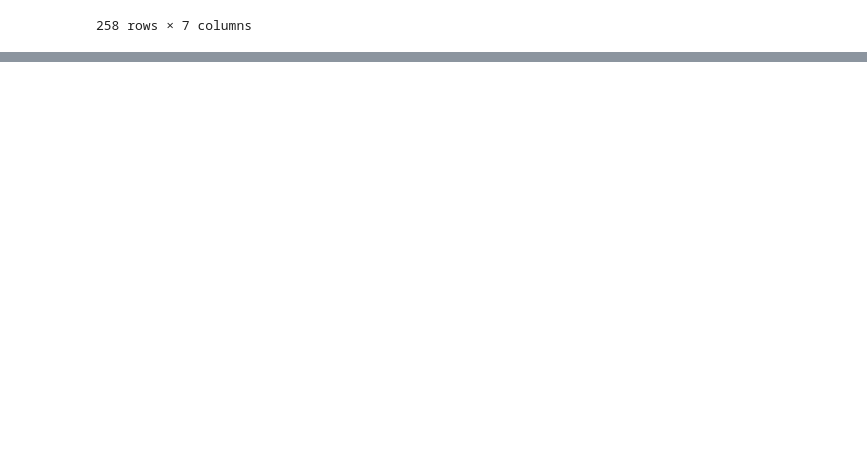
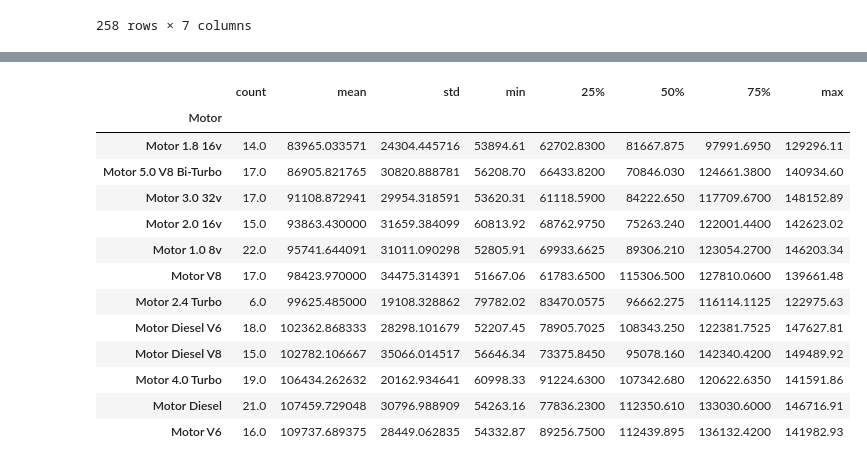
Before and after one commit to GustavoSFaria/PublicScripts, a Jupyter notebook: Aula_Pandas_LIT.ipynb, the cells around one changed output, grey strips where cells are left out. Drawn from its saved outputs; the diff is of its cells as text; code cells hidden in the pictures; blank space fills up the shorter version.

```diff
--- a/Aula_Pandas_LIT.ipynb
+++ b/Aula_Pandas_LIT.ipynb
@@ -499,0 +561,4 @@ dataset
+# %%
+# carregando novamente o conjunto de dados original "carro.csv" que está armazenado no GitHub
+dataset = pd.read_csv('https://raw.githubusercontent.com/GustavoSFaria/PublicDatasets/main/carros.csv', sep=';')
+dataset
@@ -499,0 +579,4 @@ dataset
+# %%
+# eliminando as linhas com dados ausentes nas colunas Quilometragem e Valor
+dataset.dropna(subset = ['Quilometragem','Valor'], inplace = True)
+dataset
@@ -499,0 +632,18 @@ dataset
+# %%
+# agrupando os registros por motor, verificando as estatísticas descritivas e ordenando por média
+dataset.groupby(by = "Motor")['Valor'].describe().sort_values(by = "mean", ascending = True)
+# %% [output]
+|  | count | mean | std | min | 25% | 50% | 75% | max |
+| Motor |  |  |  |  |  |  |  |  |
+| Motor 1.8 16v | 14.0 | 83965.033571 | 24304.445716 | 53894.61 | 62702.8300 | 81667.875 | 97991.6950 | 129296.11 |
+| Motor 5.0 V8 Bi-Turbo | 17.0 | 86905.821765 | 30820.888781 | 56208.70 | 66433.8200 | 70846.030 | 124661.3800 | 140934.60 |
+| Motor 3.0 32v | 17.0 | 91108.872941 | 29954.318591 | 53620.31 | 61118.5900 | 84222.650 | 117709.6700 | 148152.89 |
+| Motor 2.0 16v | 15.0 | 93863.430000 | 31659.384099 | 60813.92 | 68762.9750 | 75263.240 | 122001.4400 | 142623.02 |
+| Motor 1.0 8v | 22.0 | 95741.644091 | 31011.090298 | 52805.91 | 69933.6625 | 89306.210 | 123054.2700 | 146203.34 |
+| Motor V8 | 17.0 | 98423.970000 | 34475.314391 | 51667.06 | 61783.6500 | 115306.500 | 127810.0600 | 139661.48 |
+| Motor 2.4 Turbo | 6.0 | 99625.485000 | 19108.328862 | 79782.02 | 83470.0575 | 96662.275 | 116114.1125 | 122975.63 |
+| Motor Diesel V6 | 18.0 | 102362.868333 | 28298.101679 | 52207.45 | 78905.7025 | 108343.250 | 122381.7525 | 147627.81 |
+| Motor Diesel V8 | 15.0 | 102782.106667 | 35066.014517 | 56646.34 | 73375.8450 | 95078.160 | 142340.4200 | 149489.92 |
+| Motor 4.0 Turbo | 19.0 | 106434.262632 | 20162.934641 | 60998.33 | 91224.6300 | 107342.680 | 120622.6350 | 141591.86 |
+| Motor Diesel | 21.0 | 107459.729048 | 30796.988909 | 54263.16 | 77836.2300 | 112350.610 | 133030.6000 | 146716.91 |
+| Motor V6 | 16.0 | 109737.689375 | 28449.062835 | 54332.87 | 89256.7500 | 112439.895 | 136132.4200 | 141982.93 |
```
Also changed, not shown: parts of 11 cells of this notebook.
